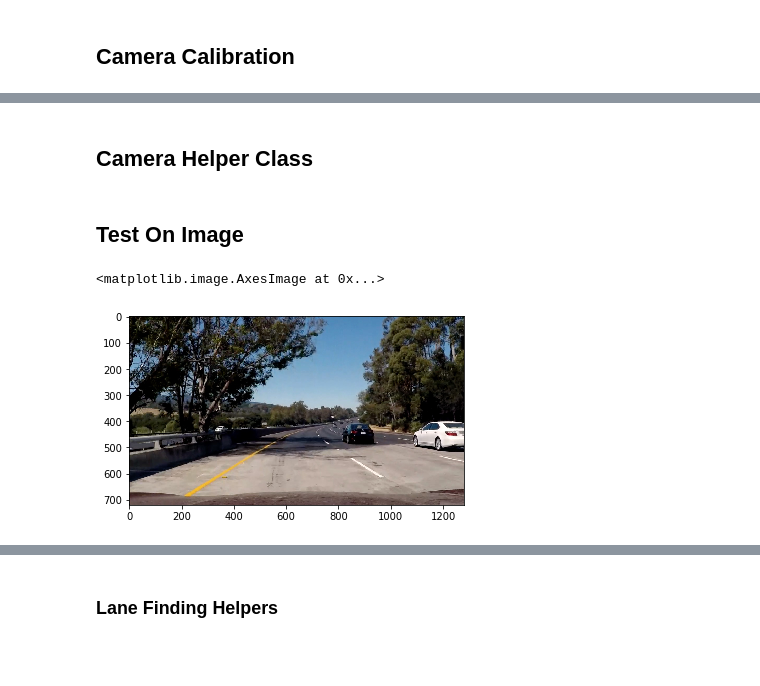
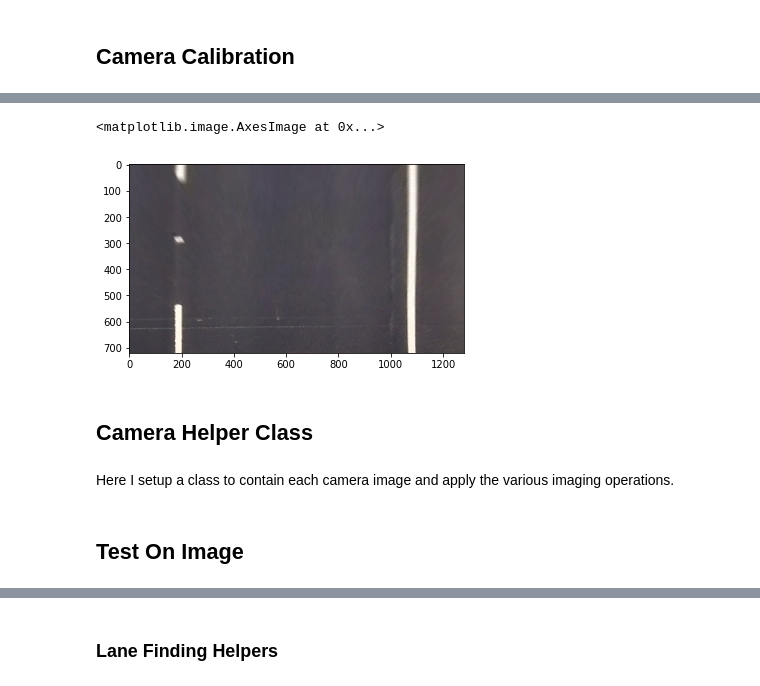
Before and after one commit to dylanbrandtner/CarND-Advanced-Lane-Lines-P4, a Jupyter notebook: LaneLines.ipynb, the cells around one changed output, grey strips where cells are left out. Drawn from its saved outputs; the diff is of its cells as text; code cells hidden in the pictures; blank space fills up the shorter version.

```diff
--- a/LaneLines.ipynb
+++ b/LaneLines.ipynb
@@ -269,5 +345,14 @@ cameraCal = CameraCalibration("camera_cal",9,6, os.path.join("test_images","stra
+# %%
+# Apply perspective transform
+transformed_image = cameraCal.warp_to_overhead_perspective(undist)
+plt.imshow(transformed_image)
+# %% [output]
+<matplotlib.image.AxesImage at 0x...>
+[figure, added]
 # %% [markdown]
 ## Camera Helper Class
+# %% [markdown]
+Here I setup a class to contain each camera image and apply the various imaging operations.
 # %%
 class CameraImage():
     """A class that contains the characteristics of each camera image being used for lane detection.
@@ -398,9 +563,3 @@ class CameraImage():
         self.perspective_transform()
 # %% [markdown]
 ## Test On Image
-# %%
-image1 = CameraImage(mpimg.imread(os.path.join("test_images","test5.jpg")), cameraCal)
-plt.imshow(image1.img)
-# %% [output]
-<matplotlib.image.AxesImage at 0x...>
-[figure, removed]
```
Also changed, not shown: parts of 73 cells of this notebook, 5 other files.
